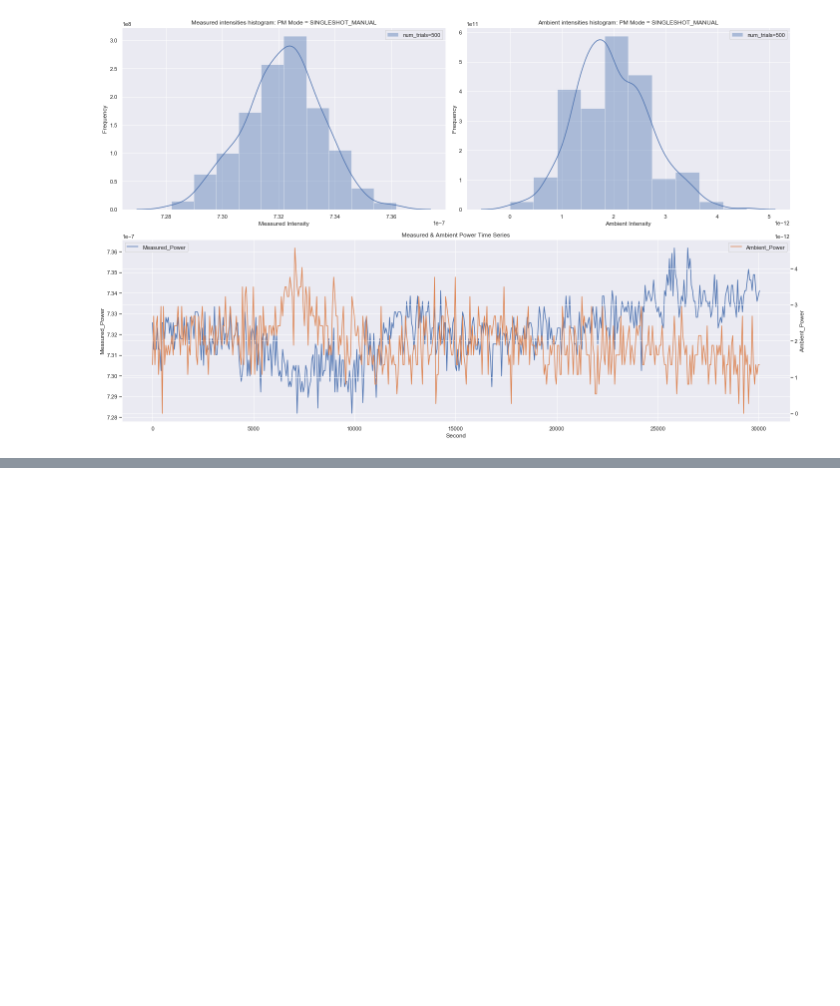
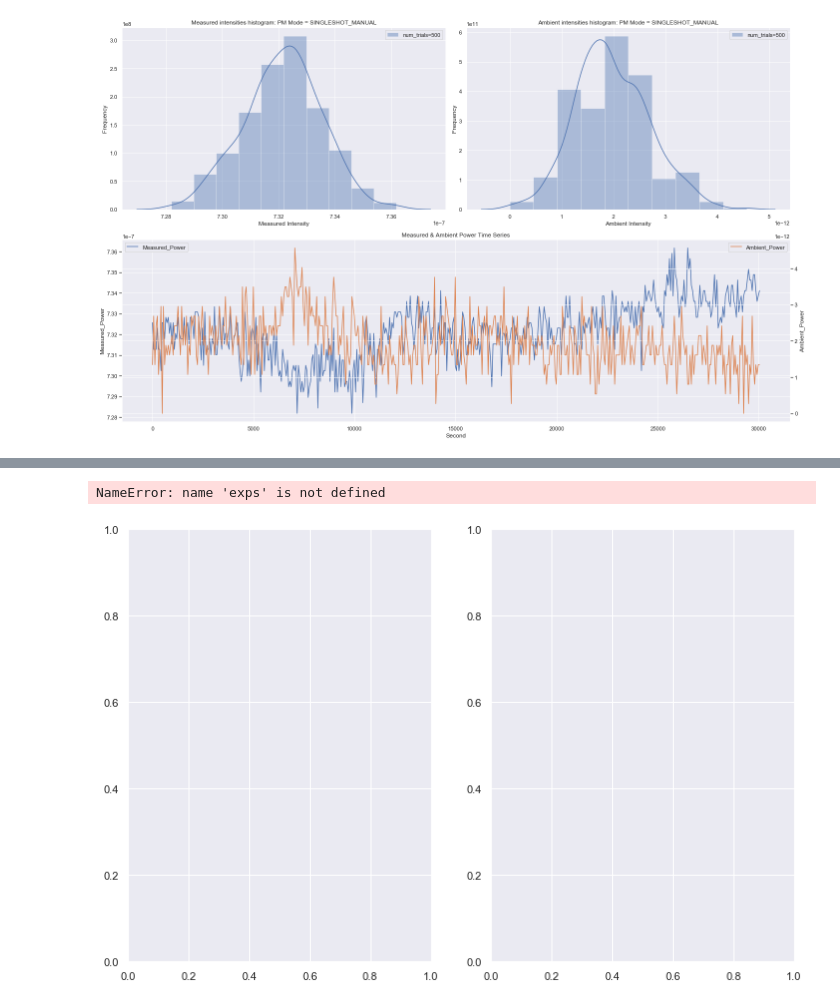
Before and after one commit to JerryLiuMY/OPMD, a Jupyter notebook: src/stability.ipynb, the cells around one changed output, grey strips where cells are left out. Cells and saved outputs as stored; diff of their text form; code cells hidden in the pictures; blank space fills up the shorter version.

```diff
--- a/src/stability.ipynb
+++ b/src/stability.ipynb
@@ -56,44 +45,22 @@ Setting the wavelength of the slow source to: 556.00
 # %%
-from astropy.io import fits
-import os
-EXPERIMENT_FOLDER = '/Users/mingyu/Desktop/OPMD_Mingyu/results/experiment'
-FRAME_FOLDER = os.path.join(EXPERIMENT_FOLDER, 'frames')
-hdul = fits.open(os.path.join(FRAME_FOLDER, 'PTC20-21-03-19-19-04.fits'))
-print(hdul[1].header[:20])
-print(hdul[1].columns)
-channel_data = hdul[1].data[hdul[1].data["chans"] == 5]
-exposure_times = channel_data["exps"]
-medians = channel_data["md1"]
-diffvr = channel_data["diffvr"]
-vr1 = channel_data["vr1"]
-plt.plot(medians, diffvr)
-plt.close("all")
+fig, ax = plt.subplots(1, 2, figsize=(12, 8))
+ax[0].plot(exps, medians, 'o')
+ax[1].plot(medians, np.sqrt(diffvr), 'o')
+ax[1].plot(medians, np.sqrt(vr1), 'x')
 
-fig, ax = plt.subplots(1, 2)
-
-ax[0].plot(exposure_times, medians, "o")
-ax[1].plot(medians, np.sqrt(diffvr), "o")
-ax[1].plot(medians, np.sqrt(vr1), "--")
-
-ax[0].set_xlabel("exposure time (s)")
-ax[0].set_ylabel("median (DN)")
-ax[1].set_xlabel("median (DN)")
-ax[1].set_ylabel("$\sigma$ (DN)")
+ax[0].set_xlabel('exposure time (s)')
+ax[0].set_ylabel('median (DN)')
+ax[1].set_xlabel('median (DN)')
+ax[1].set_ylabel('$\sigma$ (DN)')
 ax[1].loglog()
 
-correls = channel_data["correls"].reshape(400, 10, 10)
+plt.figure(figsize=(12, 8))
 
-plt.figure()
-plt.plot(medians, correls[:, 0, 1], "o", label="R01")
-plt.plot(medians, correls[:, 1, 0], "x", label="R10")
-plt.xlabel("median (DN)")
-plt.ylabel("R")
-plt.ylim(0, 0.08)
-
-import numpy as np; np.random.seed(0)
-import seaborn as sns; sns.set()
-uniform_data = np.random.rand(10, 12)
-ax = sns.heatmap(correl)
-
-correl[0, 0] = 0.00923689
-correl
+plt.plot(medians, corr_10, "x", label='R10')
+plt.xlabel('median (DN)')
+plt.ylabel('R')
+plt.ylim(0, 0.1)
+plt.legend()
+# %% [output]
+NameError: name 'exps' is not defined
+[figure, added]
```
Also changed, not shown: parts of 10 cells of this notebook, 12 other files.
